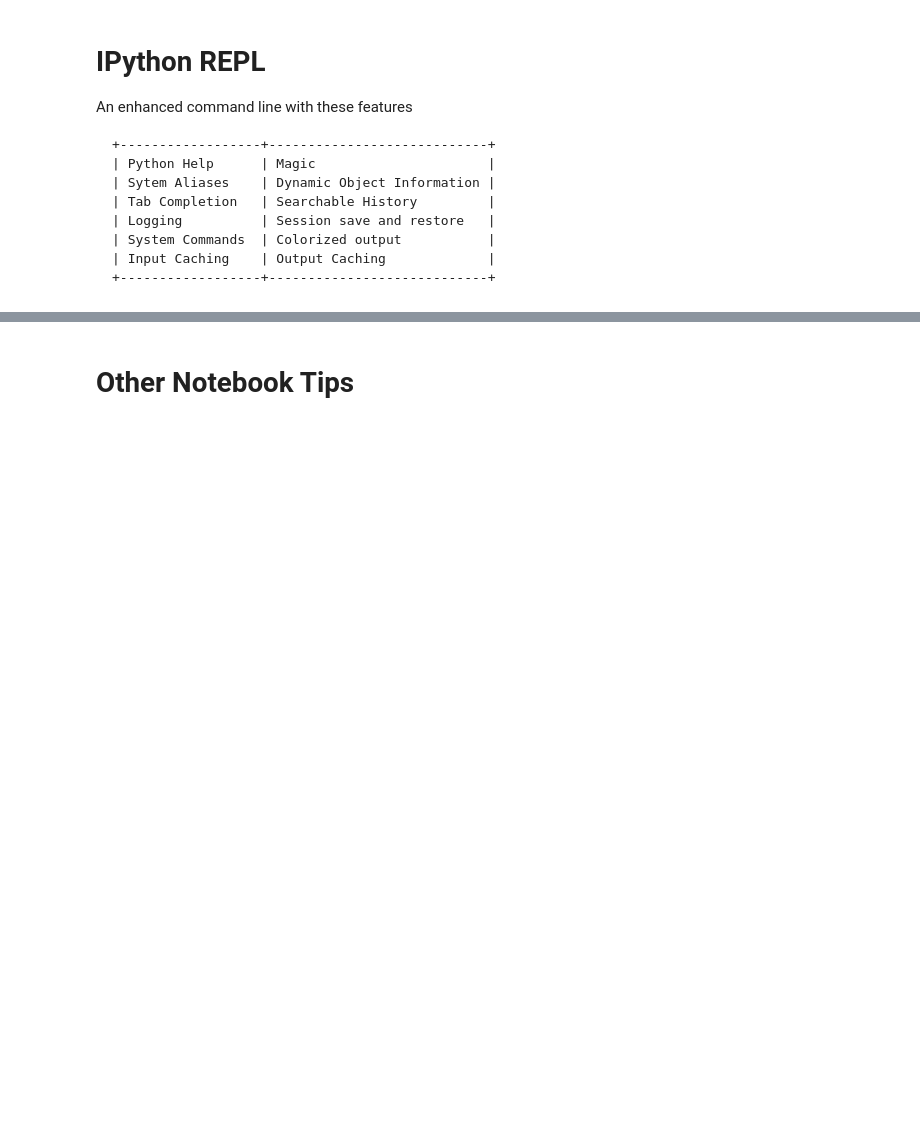
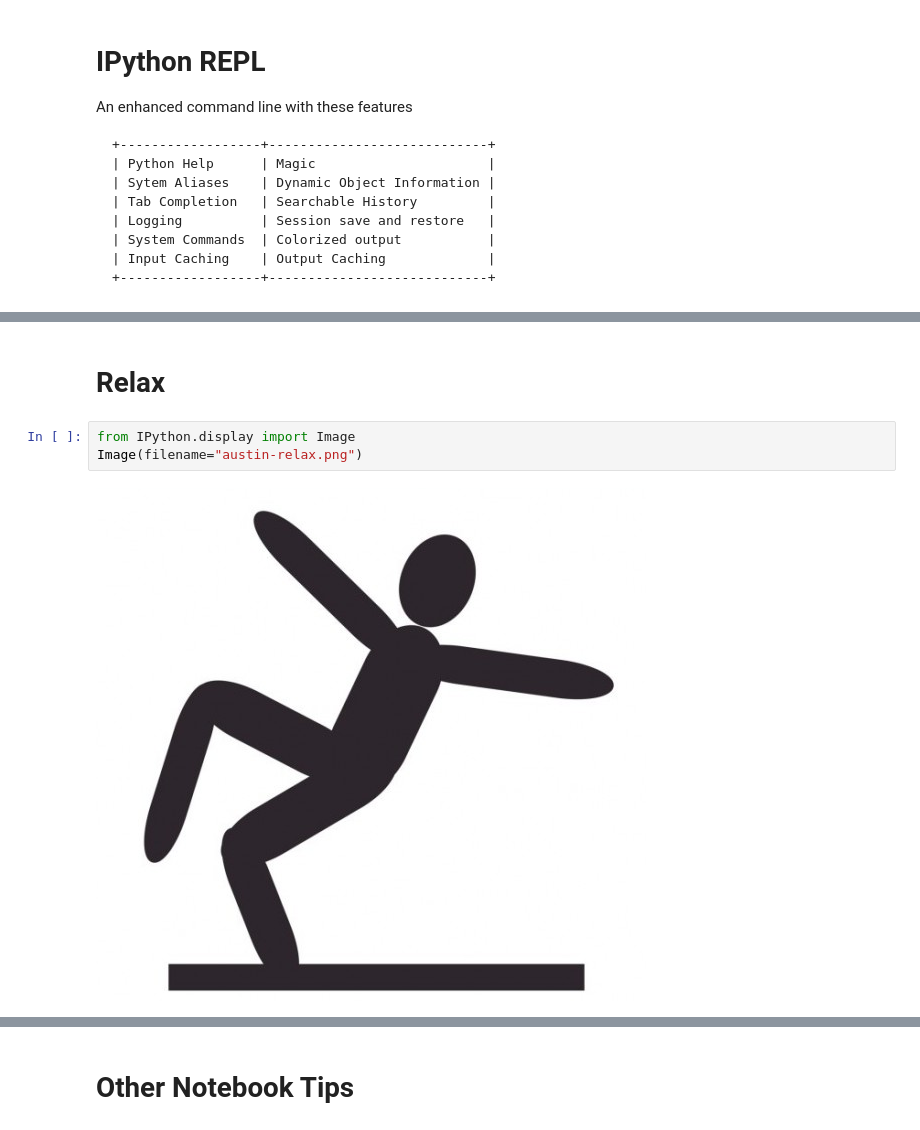
Before and after one commit to desertpy/presentations, a Jupyter notebook: ipython-godber/IPython_Presentation.ipynb, the cells around one changed output, grey strips where cells are left out. Saved outputs shown, nothing was run; the diff lists cells and outputs as text; blank space fills up the shorter version.

Commit message:
added ipython presentation

```diff
--- a/ipython-godber/IPython_Presentation.ipynb
+++ b/ipython-godber/IPython_Presentation.ipynb
@@ -53,0 +161,7 @@ _sre.SRE_Pattern
+# %% [markdown]
+# Relax
+# %%
+from IPython.display import Image
+Image(filename="austin-relax.png")
+# %% [output]
+[figure, added]
```
Also changed, not shown: parts of 56 cells of this notebook, 1 other file.
